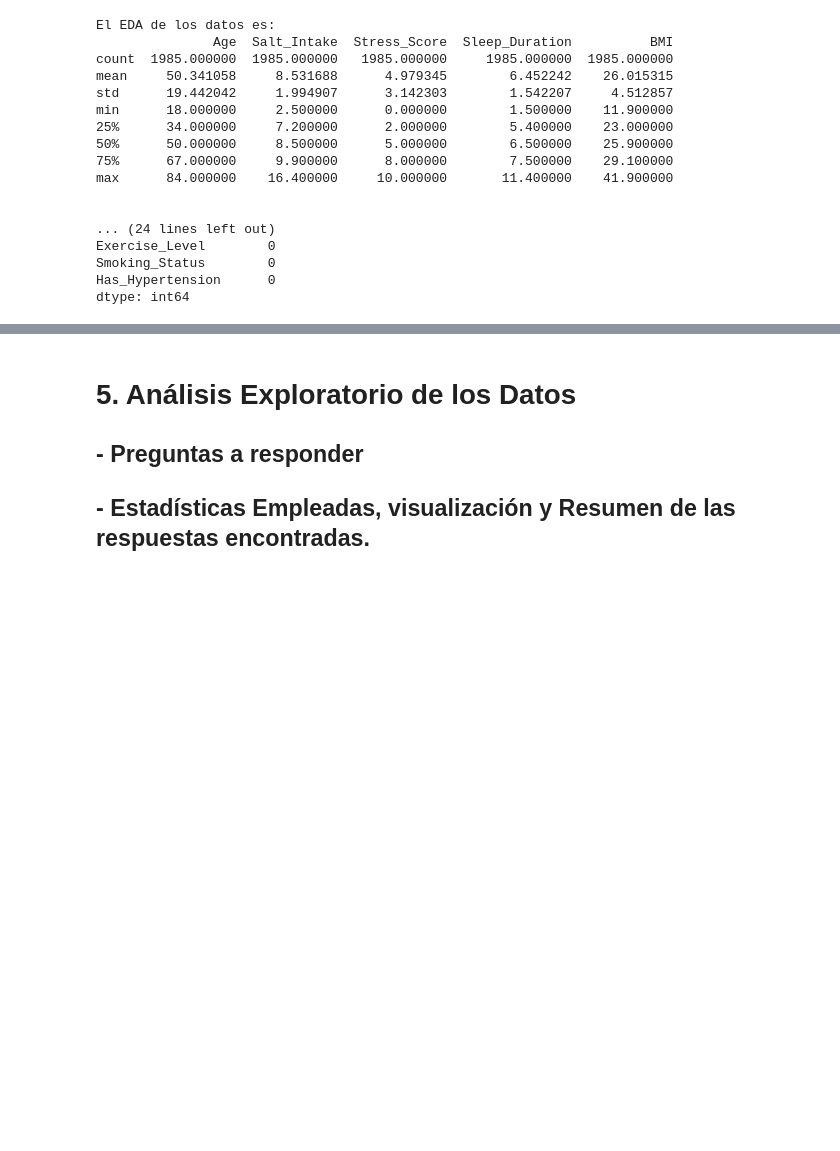
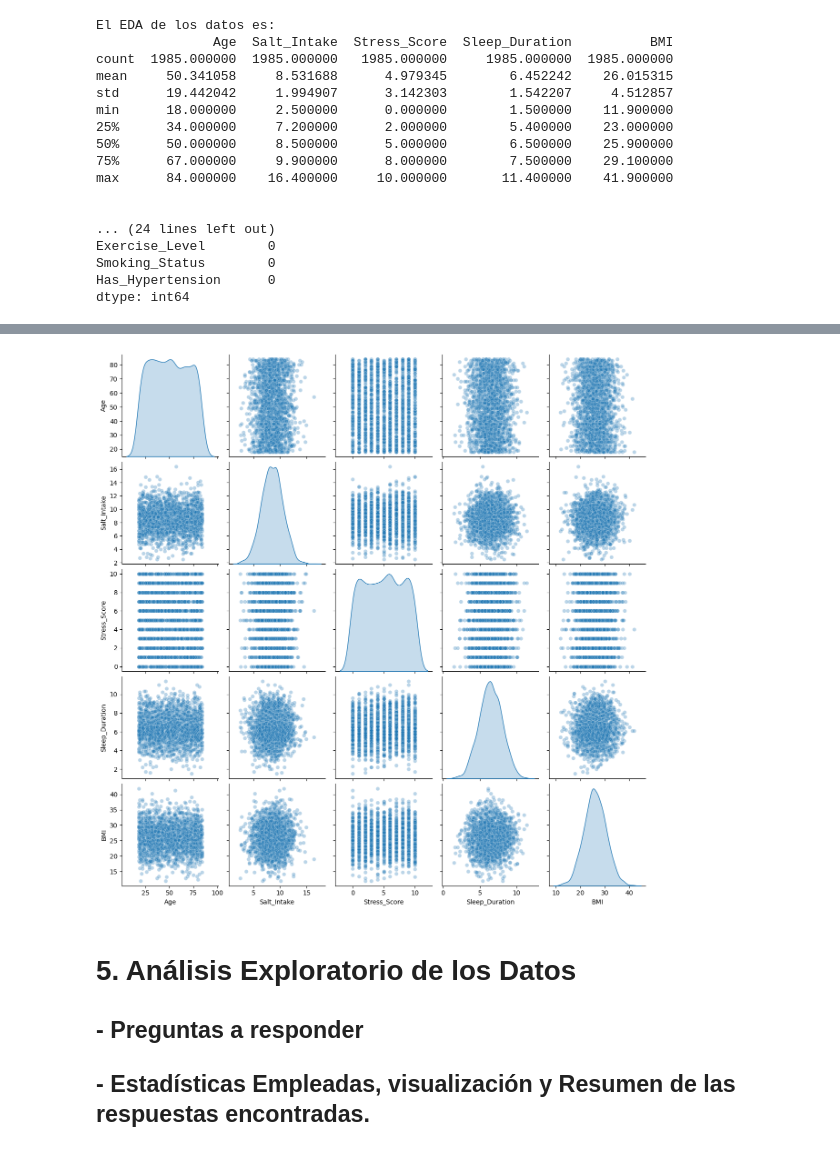
Before and after one commit to AleR26/ColabFiles, a Jupyter notebook: ProyectoProgADAP_263162.ipynb, the cells around one changed output, grey strips where cells are left out. Saved outputs shown, nothing was run; the diff lists cells and outputs as text; code cells hidden in the pictures; blank space fills up the shorter version.

```diff
--- a/ProyectoProgADAP_263162.ipynb
+++ b/ProyectoProgADAP_263162.ipynb
@@ -242,0 +305,12 @@ dtype: int64
+# %%
+
+# Seleccionar solo las columnas numéricas
+numerical_cols = df.select_dtypes(include=['float64', 'int64']).columns
+
+# Crear un scatterplot para todas las combinaciones de variables numéricas
+sns.pairplot(df[numerical_cols], plot_kws={'alpha': 0.3}, diag_kind='kde')
+
+# Mostrar el gráfico
+plt.show()
+# %% [output]
+[figure, added]
```
Also changed, not shown: parts of 5 cells of this notebook.
